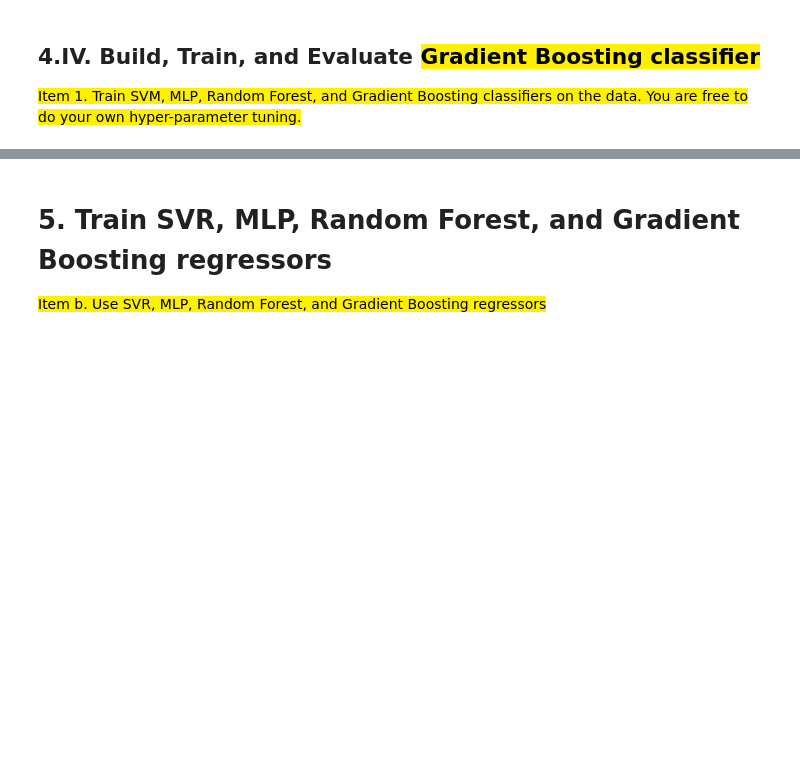
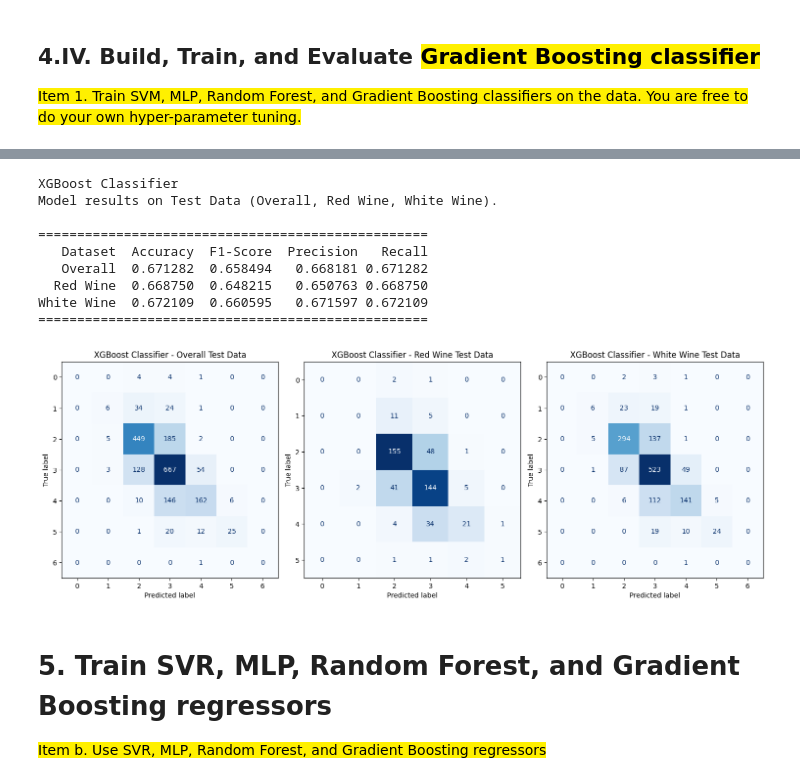
Before and after one commit to jonmaaku/AI221-machine-problems, a Jupyter notebook: mp3/MP3.ipynb, the cells around one changed output, grey strips where cells are left out. Drawn from its saved outputs; the diff is of its cells as text; code cells hidden in the pictures; blank space fills up the shorter version.

Commit message:
feat: Add MP3: xgBoost classifier.

```diff
--- a/mp3/MP3.ipynb
+++ b/mp3/MP3.ipynb
@@ -154,11 +158,20 @@ score, and confusion matrix of all the models on test data.</mark>
 
 # Prompt: Create a evaluation function that takes in a model, X_test, y_test and returns accuracy, f1-score, precision, recall
 def evaluate_model(model, X_test, y_test, red_test=None, white_test=None):
-    y_pred = model.predict(X_test)
+    if isinstance(model, xgb.Booster):
+        dtest = xgb.DMatrix(X_test)
+        y_pred_probs = model.predict(dtest)
+        if y_pred_probs.ndim > 1:  # multi-class
+            y_pred = np.argmax(y_pred_probs, axis=1) + 3
+        else:  # binary case
+            y_pred = (y_pred_probs > 0.5).astype(int)
+    else:
+        # --- Sklearn-style models ---
+        y_pred = model.predict(X_test)
     accuracy = accuracy_score(y_test, y_pred)
-    f1 = f1_score(y_test, y_pred, average='weighted')
+    f1 = f1_score(y_test, y_pred, average='weighted', zero_division=0)
     precision = precision_score(y_test, y_pred, average='weighted', zero_division=0)
-    recall = recall_score(y_test, y_pred, average='weighted')
+    recall = recall_score(y_test, y_pred, average='weighted', zero_division=0)
     results = {
         "accuracy": accuracy,
         "f1": f1,
@@ -500,3 +574,40 @@ Optimizing Polynomial SVM with Optuna...
+# %%
+best_params_xgb.update({
+    "objective": "multi:softprob",
+    "num_class": len(label_encoder.classes_),
+    "eval_metric": "mlogloss"
+})
+
+optimized_xgb_classifier = xgb.train(
+    params=best_params_xgb,
+    dtrain=dtrain_clf,
+    num_boost_round=best_params_xgb["num_boost_round"],
+    evals=[(dtrain_clf, "train"), (dtest_clf, "test")],
+    verbose_eval=False,
+)
+
+
+optimized_xgb_classifier_results = evaluate_model(optimized_xgb_classifier, X_test, y_test, red_test={"x": X_test_red, "y": y_test_red}, white_test={"x": X_test_white, "y": y_test_white})
+
+print_evaluation_results(optimized_xgb_classifier_results, "XGBoost Classifier")
+
+# Note, the lowest rating is 3, so we add 3; such way 0 becomes 3, and 7 become 10
+plot_confusion_matrix({
+    'y_pred': [np.argmax(optimized_xgb_classifier.predict(xgb.DMatrix(X_test)), axis=1) + 3,np.argmax(optimized_xgb_classifier.predict(xgb.DMatrix(X_test_red)), axis=1) + 3, np.argmax(optimized_xgb_classifier.predict(xgb.DMatrix(X_test_white)), axis=1) + 3],
+    'y_test': [y_test, y_test_red, y_test_white],
+    'model_name': ["XGBoost Classifier - Overall Test Data", "XGBoost Classifier - Red Wine Test Data", "XGBoost Classifier - White Wine Test Data"]
+})
+# %% [output]
+XGBoost Classifier
+Model results on Test Data (Overall, Red Wine, White Wine).
+
+==================================================
+   Dataset  Accuracy  F1-Score  Precision   Recall
+   Overall  0.671282  0.658494   0.668181 0.671282
+  Red Wine  0.668750  0.648215   0.650763 0.668750
+White Wine  0.672109  0.660595   0.671597 0.672109
+==================================================
+[figure, added]
 # %% [markdown]
 # 5. Train SVR, MLP, Random Forest, and Gradient Boosting regressors
 
```
Also changed, not shown: parts of 4 cells of this notebook.
